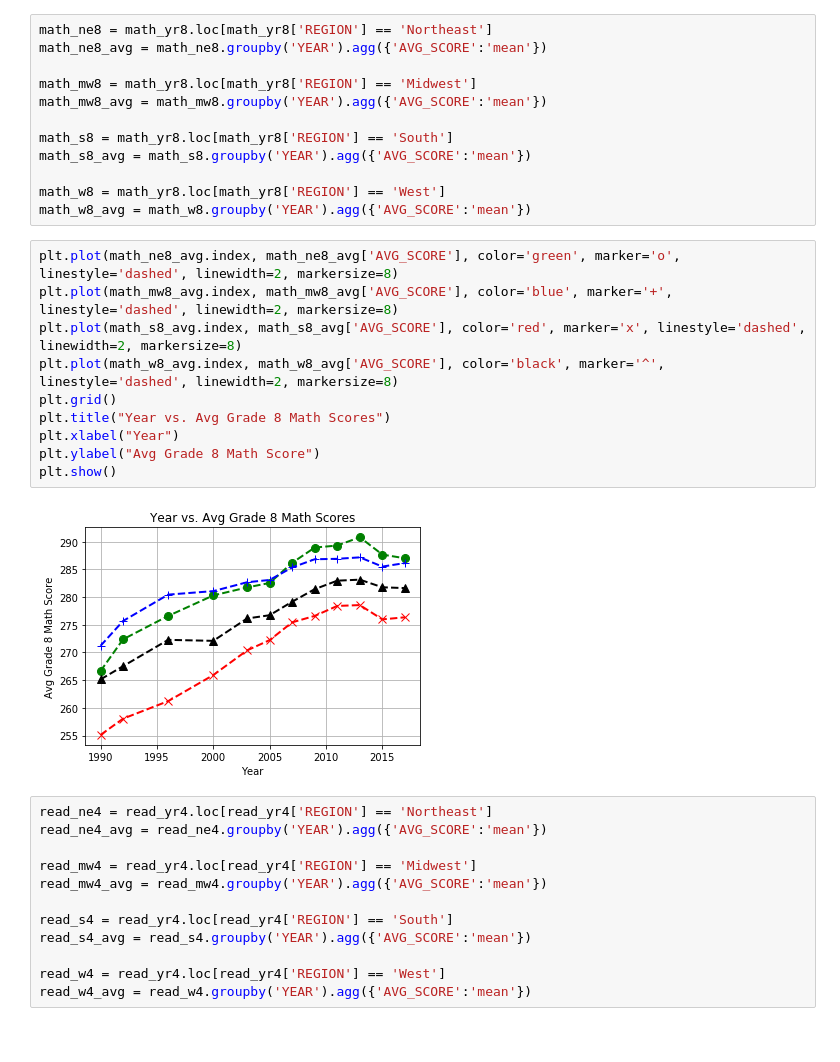
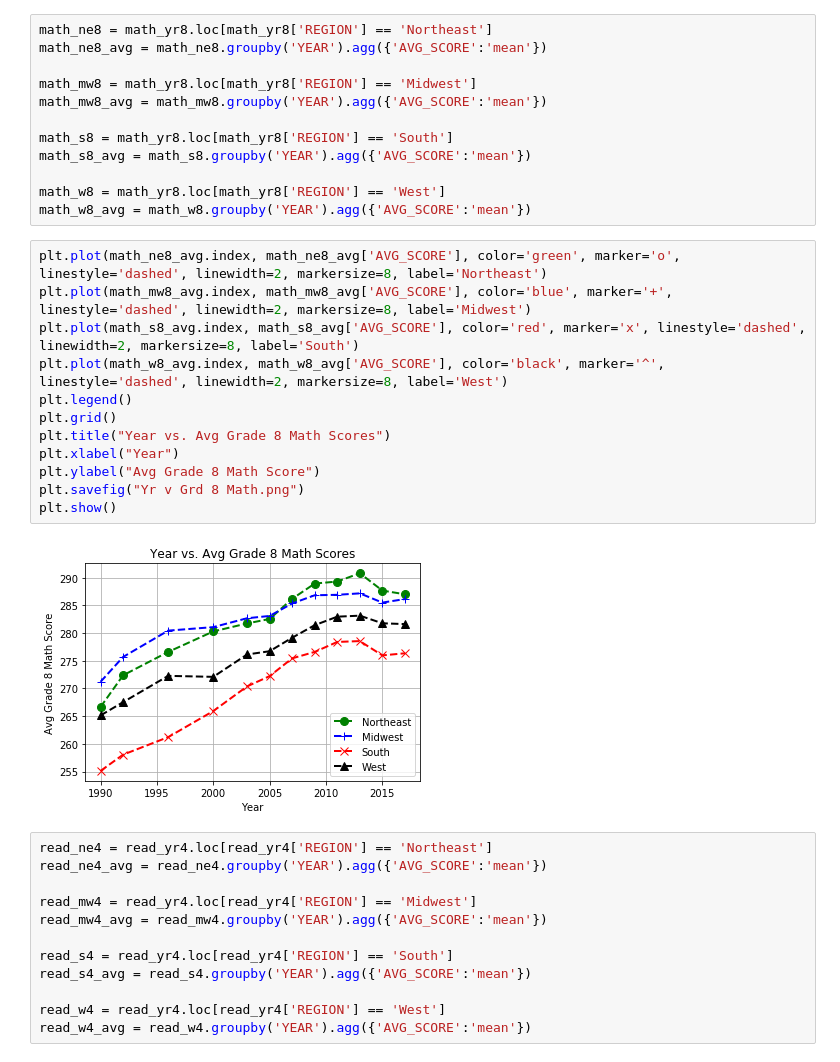
Before and after one commit to Aritra23/bootcamp-project, a Jupyter notebook: PerfPY.ipynb, the cells around one changed output. Saved outputs shown, nothing was run; the diff lists cells and outputs as text.

```diff
--- a/PerfPY.ipynb
+++ b/PerfPY.ipynb
@@ -162,17 +160,19 @@ math_s8_avg = math_s8.groupby('YEAR').agg({'AVG_SCORE':'mean'})
 math_w8 = math_yr8.loc[math_yr8['REGION'] == 'West']
 math_w8_avg = math_w8.groupby('YEAR').agg({'AVG_SCORE':'mean'})
 # %%
-plt.plot(math_ne8_avg.index, math_ne8_avg['AVG_SCORE'], color='green', marker='o', linestyle='dashed', linewidth=2, markersize=8)
-plt.plot(math_mw8_avg.index, math_mw8_avg['AVG_SCORE'], color='blue', marker='+', linestyle='dashed', linewidth=2, markersize=8)
-plt.plot(math_s8_avg.index, math_s8_avg['AVG_SCORE'], color='red', marker='x', linestyle='dashed', linewidth=2, markersize=8)
-plt.plot(math_w8_avg.index, math_w8_avg['AVG_SCORE'], color='black', marker='^', linestyle='dashed', linewidth=2, markersize=8)
+plt.plot(math_ne8_avg.index, math_ne8_avg['AVG_SCORE'], color='green', marker='o', linestyle='dashed', linewidth=2, markersize=8, label='Northeast')
+plt.plot(math_mw8_avg.index, math_mw8_avg['AVG_SCORE'], color='blue', marker='+', linestyle='dashed', linewidth=2, markersize=8, label='Midwest')
+plt.plot(math_s8_avg.index, math_s8_avg['AVG_SCORE'], color='red', marker='x', linestyle='dashed', linewidth=2, markersize=8, label='South')
+plt.plot(math_w8_avg.index, math_w8_avg['AVG_SCORE'], color='black', marker='^', linestyle='dashed', linewidth=2, markersize=8, label='West')
+plt.legend()
 plt.grid()
 plt.title("Year vs. Avg Grade 8 Math Scores")
 plt.xlabel("Year")
 plt.ylabel("Avg Grade 8 Math Score")
+plt.savefig("Yr v Grd 8 Math.png")
 plt.show()
 # %% [output]
-[figure, old version]
+[figure, new version]
 # %%
 read_ne4 = read_yr4.loc[read_yr4['REGION'] == 'Northeast']
 read_ne4_avg = read_ne4.groupby('YEAR').agg({'AVG_SCORE':'mean'})
```
Also changed, not shown: parts of 4 cells of this notebook, 4 other files.
